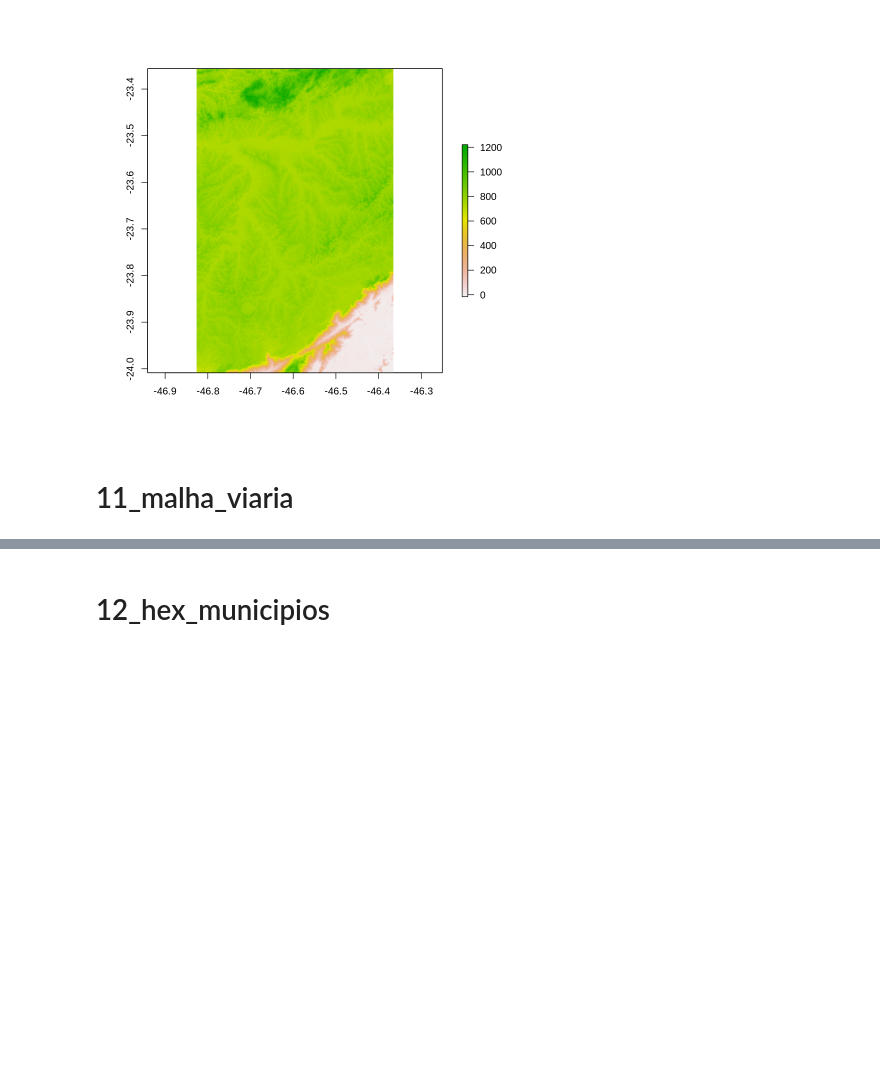
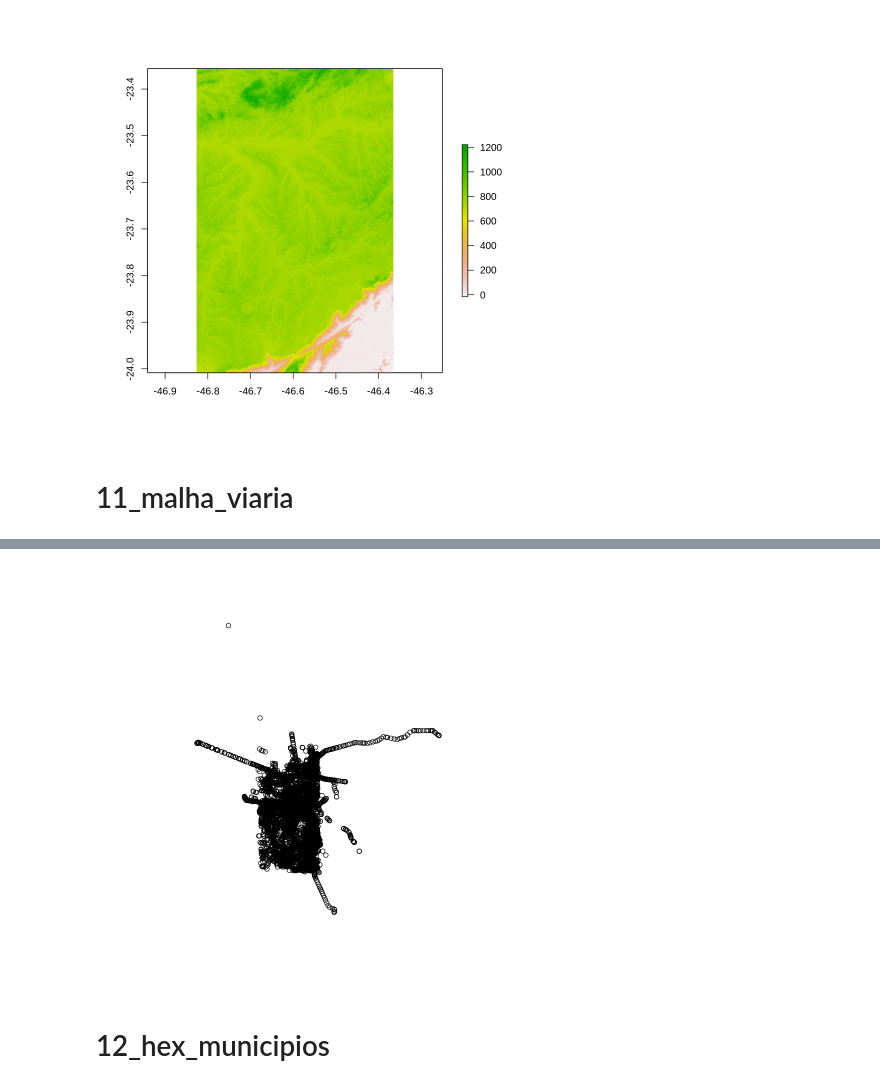
Before and after one commit to Multiplicidademobilidade/indice_acesso_cidade, a Jupyter notebook: R/dev_rev/01 - Visualização de objetos resultantes por pasta.ipynb, the cells around one changed output, grey strips where cells are left out. Drawn from its saved outputs; the diff is of its cells as text; code cells hidden in the pictures; blank space fills up the shorter version.

```diff
--- a/R/dev_rev/01 - Visualização de objetos resultantes por pasta.ipynb
+++ b/R/dev_rev/01 - Visualização de objetos resultantes por pasta.ipynb
@@ -287,3 +287,8 @@ plot(topografia)
 [figure]
 # %% [markdown]
 # 11_malha_viaria
+# %%
+open_file <- '../../../indice-mobilidade_dados/11_malha_viaria/2021/oco/oco_2019.osm.pbf'
+malha_viaria <- read_sf(open_file)
+
+head(malha_viaria)
@@ -290,3 +313,7 @@ plot(topografia)
+# %%
+plot(malha_viaria$geometry)
+# %% [output]
+[figure, added]
 # %% [markdown]
 # 12_hex_municipios
 # %%
```
Also changed, not shown: parts of 19 cells of this notebook, 6 other files.
